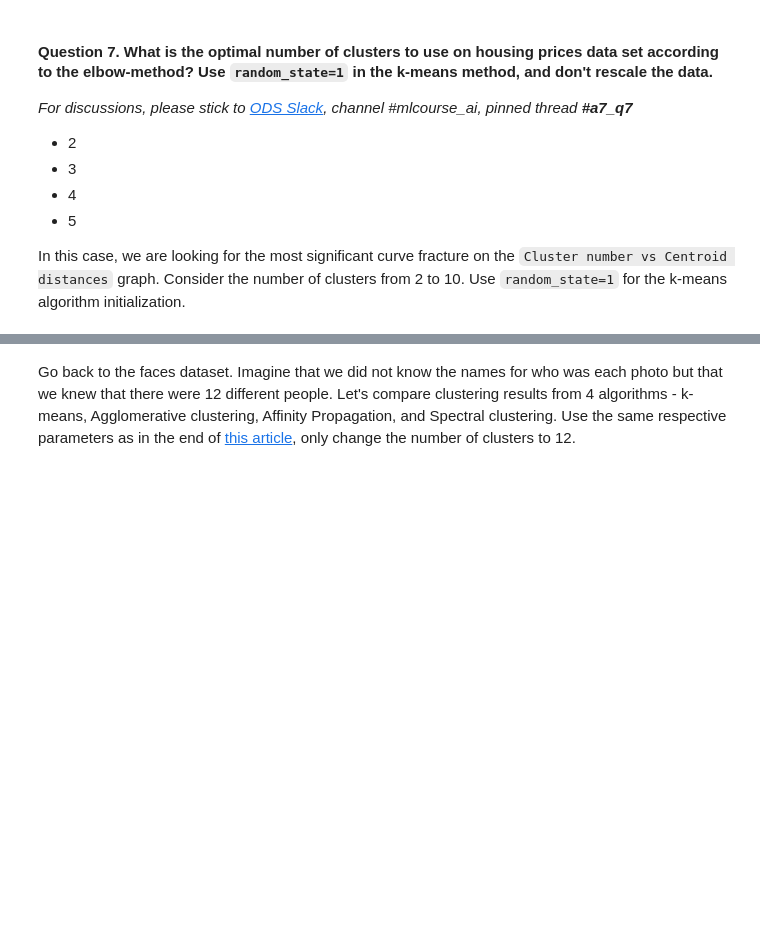
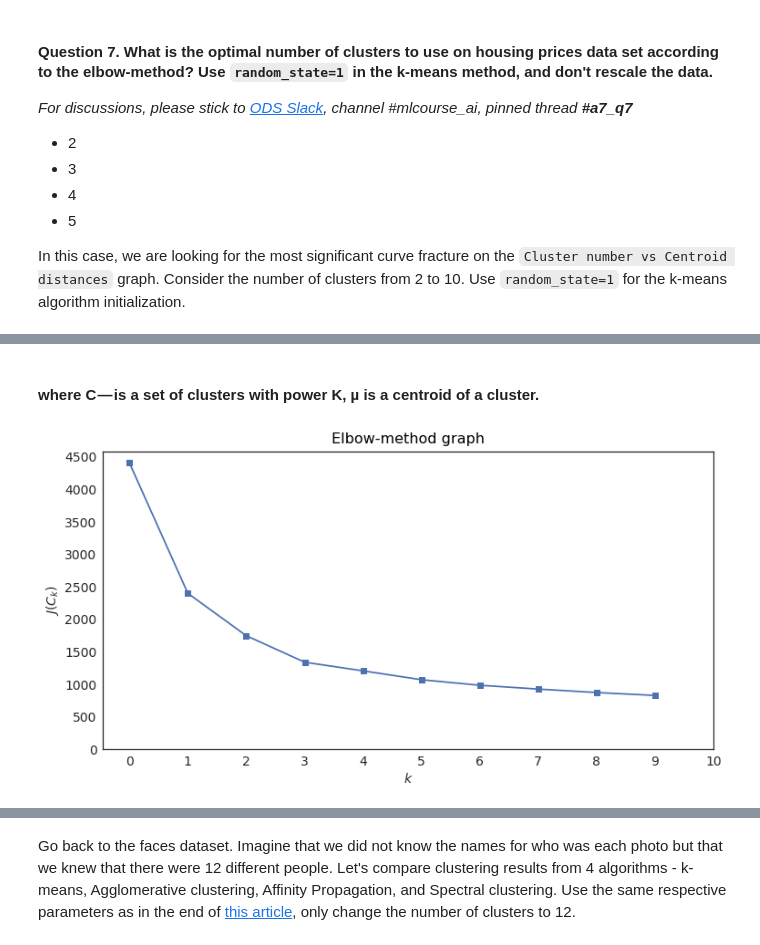
Before and after one commit to plyutik/mlcourse.ai, a Jupyter notebook: jupyter_english/assignments_fall2018/assignment7_pca_clustering.ipynb, the cells around one changed output, grey strips where cells are left out. Drawn from its saved outputs; the diff is of its cells as text; code cells hidden in the pictures; blank space fills up the shorter version.

```diff
--- a/jupyter_english/assignments_fall2018/assignment7_pca_clustering.ipynb
+++ b/jupyter_english/assignments_fall2018/assignment7_pca_clustering.ipynb
@@ -237,0 +256,23 @@ In this case, we are looking for the most significant curve fracture on the `Clu
+# %% [markdown]
+#### where C — is a set of clusters with power K, µ is a centroid of a cluster.
+# %%
+title_font = {'fontname':'Arial', 'size':'16', 'color':'black', 'weight':'normal',
+              'verticalalignment':'bottom'} # Bottom vertical alignment for more space
+axis_font = {'fontname':'Arial', 'size':'14'}
+
+inertia = []
+for k in range(1, 11):
+    kmeans = KMeans(n_clusters=k, random_state=1).fit(X)
+    inertia.append(np.sqrt(kmeans.inertia_))
+
+plt.figure(figsize=(12, 6))
+plt.plot(inertia, marker='s')
+plt.xlabel('$k$', **axis_font)
+plt.title("Elbow-method graph", **title_font)
+plt.text(0, 0, "", **axis_font)
+plt.xticks(range(0, 11, 1), **axis_font)
+plt.yticks(range(0, 5000, 500), **axis_font)
+plt.ylabel('$J(C_k)$', **axis_font)
+plt.show();
+# %% [output]
+[figure, added]
```
Also changed, not shown: parts of 37 cells of this notebook, 2 other files.
